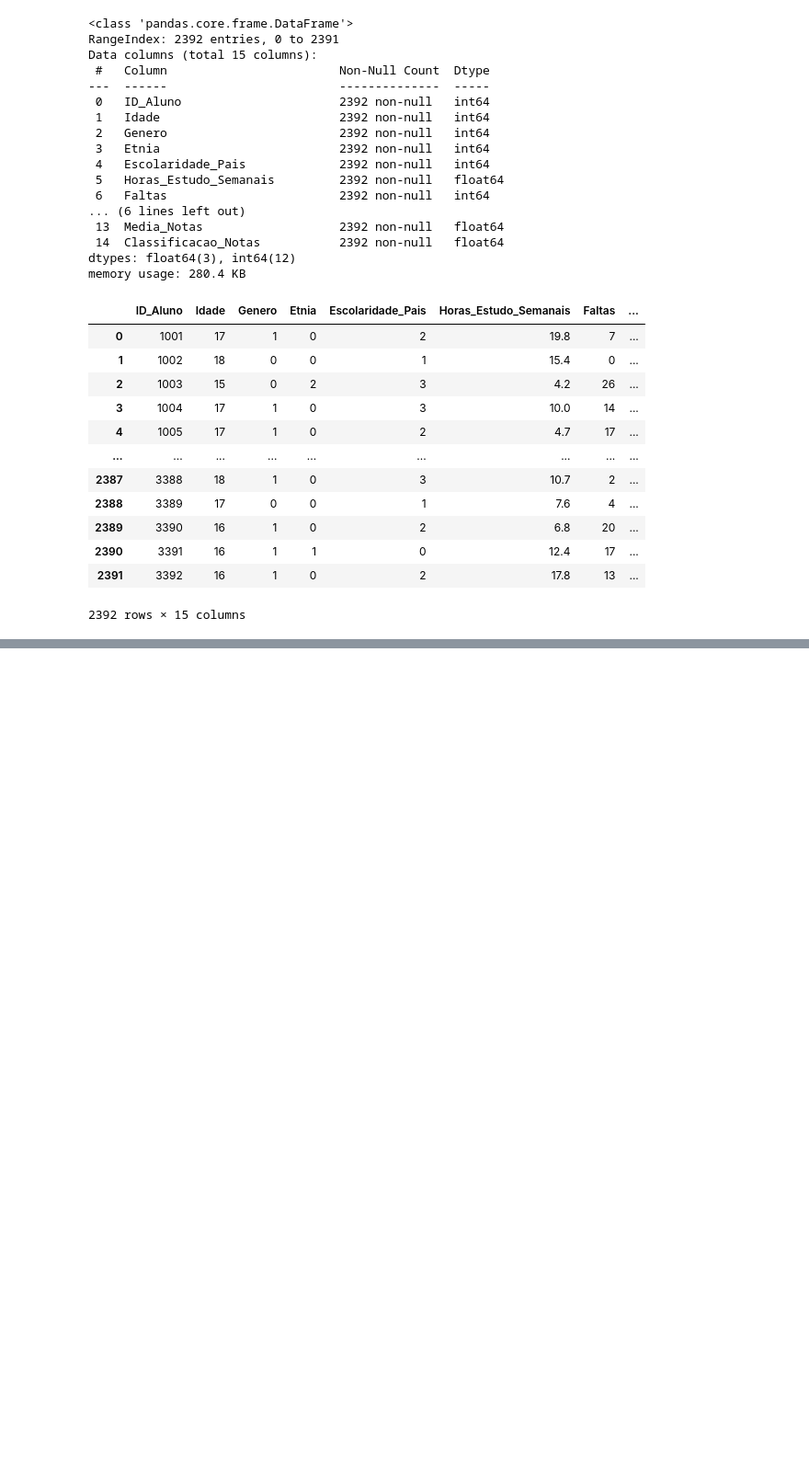
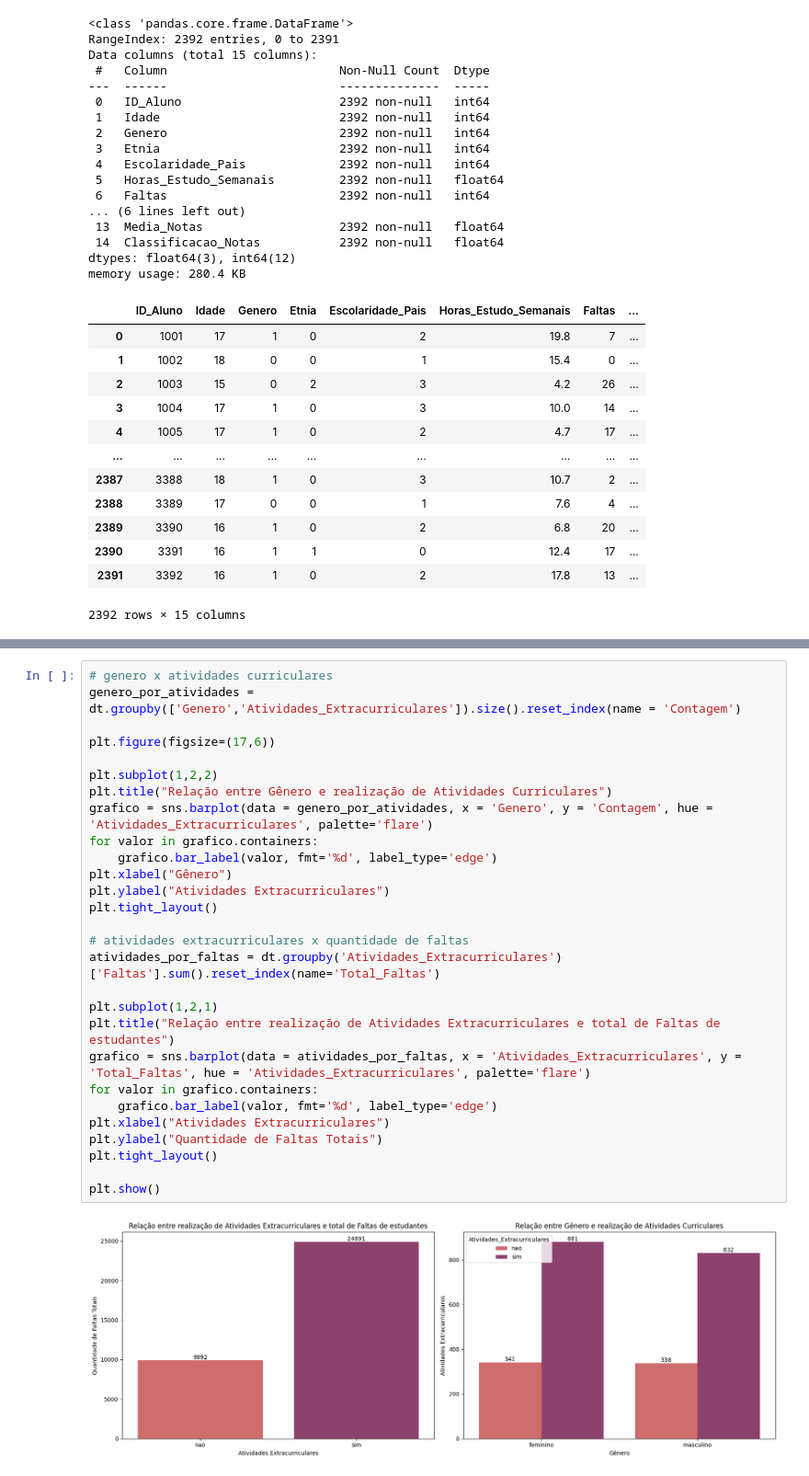
Before and after one commit to anavidev/dados-educacionais, a Jupyter notebook: notebook/analise_dados_educacionais.ipynb, the cells around one changed output, grey strips where cells are left out. Shown at 92% size. Drawn from its saved outputs; the diff is of its cells as text; blank space fills up the shorter version.

```diff
--- a/notebook/analise_dados_educacionais.ipynb
+++ b/notebook/analise_dados_educacionais.ipynb
@@ -450,0 +490,30 @@ plt.show()
+# %%
+# genero x atividades curriculares
+genero_por_atividades = dt.groupby(['Genero','Atividades_Extracurriculares']).size().reset_index(name = 'Contagem')
+
+plt.figure(figsize=(17,6))
+
+plt.subplot(1,2,2)
+plt.title("Relação entre Gênero e realização de Atividades Curriculares")
+grafico = sns.barplot(data = genero_por_atividades, x = 'Genero', y = 'Contagem', hue = 'Atividades_Extracurriculares', palette='flare')
+for valor in grafico.containers:
+    grafico.bar_label(valor, fmt='%d', label_type='edge')
+plt.xlabel("Gênero")
+plt.ylabel("Atividades Extracurriculares")
+plt.tight_layout()
+
+# atividades extracurriculares x quantidade de faltas
+atividades_por_faltas = dt.groupby('Atividades_Extracurriculares')['Faltas'].sum().reset_index(name='Total_Faltas')
+
+plt.subplot(1,2,1)
+plt.title("Relação entre realização de Atividades Extracurriculares e total de Faltas de estudantes")
+grafico = sns.barplot(data = atividades_por_faltas, x = 'Atividades_Extracurriculares', y = 'Total_Faltas', hue = 'Atividades_Extracurriculares', palette='flare')
+for valor in grafico.containers:
+    grafico.bar_label(valor, fmt='%d', label_type='edge')
+plt.xlabel("Atividades Extracurriculares")
+plt.ylabel("Quantidade de Faltas Totais")
+plt.tight_layout()
+
+plt.show()
+# %% [output]
+[figure, added]
```
Also changed, not shown: parts of 6 cells of this notebook.
